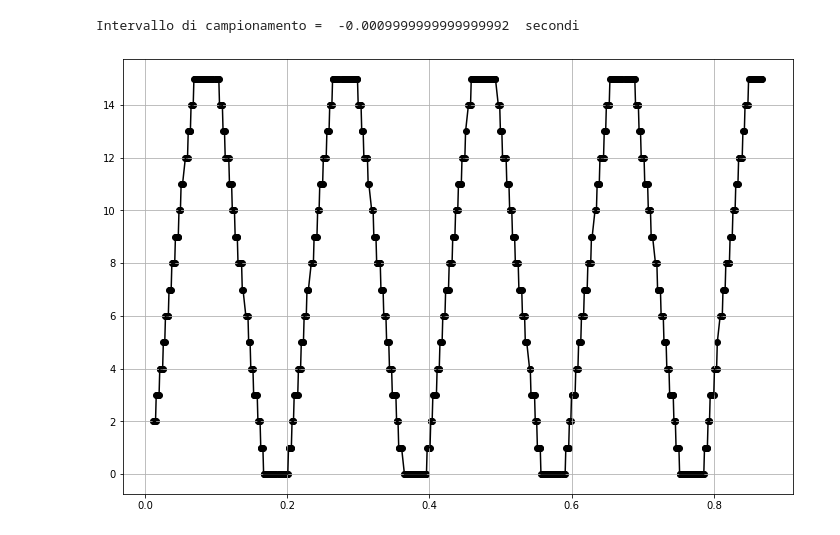
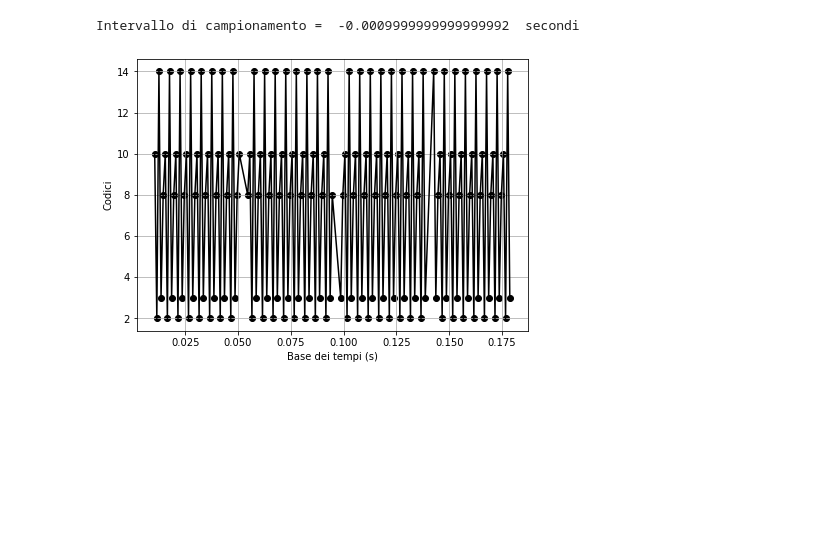
Before and after one commit to valeriopagliarino/Electronics-2021-UNITO-Public, a Jupyter notebook: analysis/mcu.ipynb, the cells around one changed output. Drawn from its saved outputs; the diff is of its cells as text; code cells hidden in the pictures; blank space fills up the shorter version.

```diff
--- a/analysis/mcu.ipynb
+++ b/analysis/mcu.ipynb
@@ -6,18 +6,20 @@ name = 28
 file = pd.read_csv(f"../data-source/4-11-21/S{name}.csv")
 # %%
 start = 0
-end   = 800
+end   = 160
 
 data = file.to_numpy().transpose()
-fig, ax = plt.subplots(figsize=(12,8))
+fig, ax = plt.subplots(figsize=(7,5))
 
 ax.plot(data[0][start:end], data[1][start:end], color = "black")
 ax.scatter(data[0][start:end], data[1][start:end], color = "black")
 ax.grid()
+ax.set(xlabel = "Base dei tempi (s)", ylabel = "Codici")
 print("Intervallo di campionamento = ", data[0][0] - data[0][1], " secondi")
+plt.savefig("./output/letture_mancanti.pdf")
 # %% [output]
 Intervallo di campionamento =  -0.0009999999999999992  secondi
-[figure, old version]
+[figure, new version]
 # %%
 hist_dump = data[1]
 list(hist_dump)
```
Also changed, not shown: parts of 2 cells of this notebook, 3 other files.
